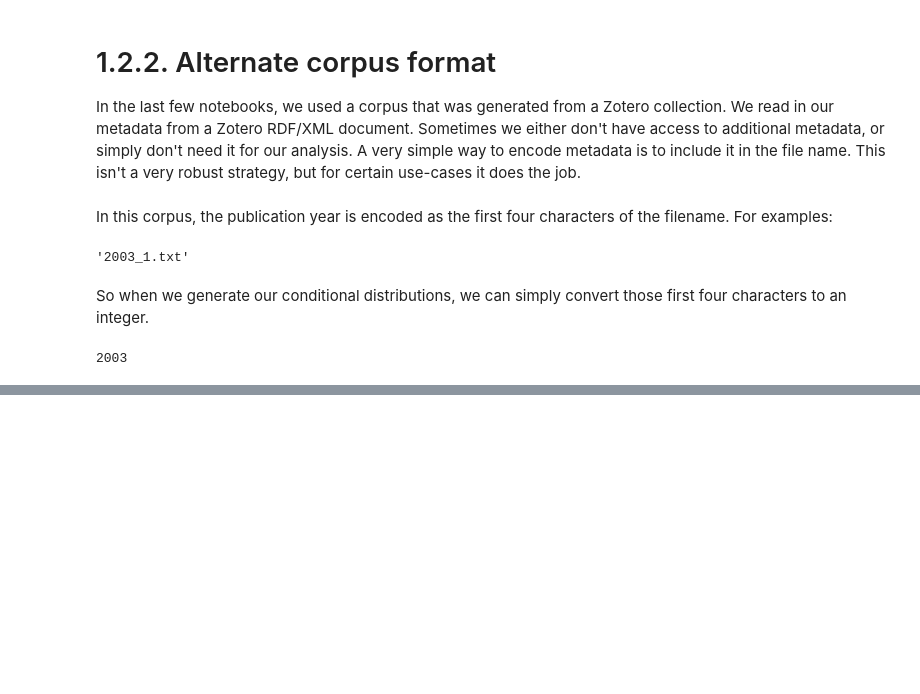
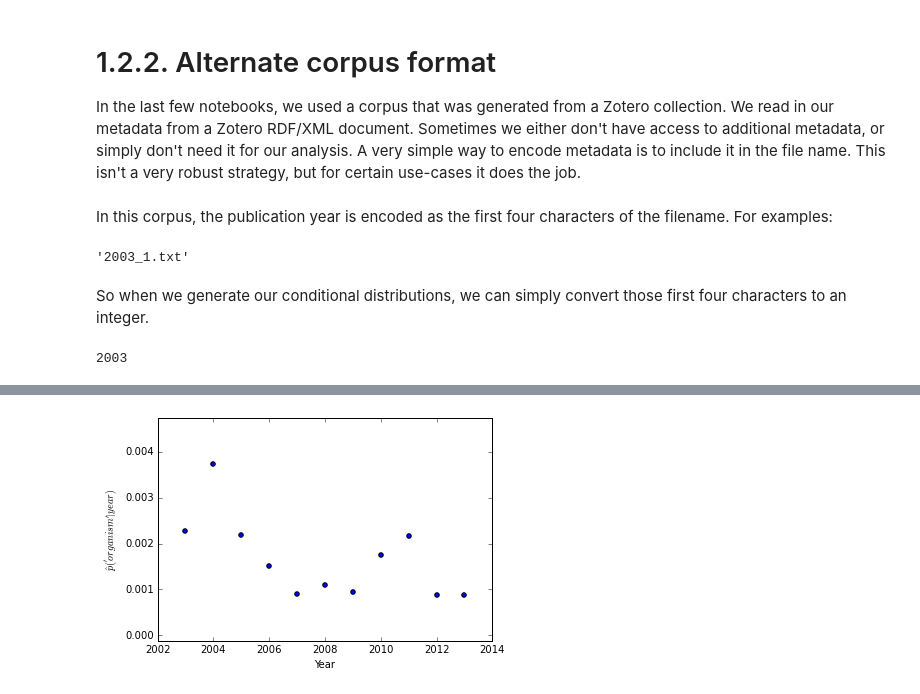
Before and after one commit to diging/methods, a Jupyter notebook: 1. Working with Texts/1.2 Change over time/1.2.2 Alternate corpus format.ipynb, the cells around one changed output, grey strips where cells are left out. Saved outputs shown, nothing was run; the diff lists cells and outputs as text; code cells hidden in the pictures; blank space fills up the shorter version.

```diff
--- a/1. Working with Texts/1.2 Change over time/1.2.2 Alternate corpus format.ipynb
+++ b/1. Working with Texts/1.2 Change over time/1.2.2 Alternate corpus format.ipynb
@@ -62,2 +59,11 @@ plt.show()
+# %%
+plt.scatter(organism_data.Year, organism_data.Probability)
+plt.ylim(organism_data.Probability.min() - 0.001,
+         organism_data.Probability.max() + 0.001)
+plt.ylabel('$\\hat{p}(\'organism\'|year)$')
+plt.xlabel('Year')
+plt.show()
+# %% [output]
+[figure, added]
 # %%
 from scipy.stats import linregress
```
Also changed, not shown: parts of 24 cells of this notebook, 12 other files.
